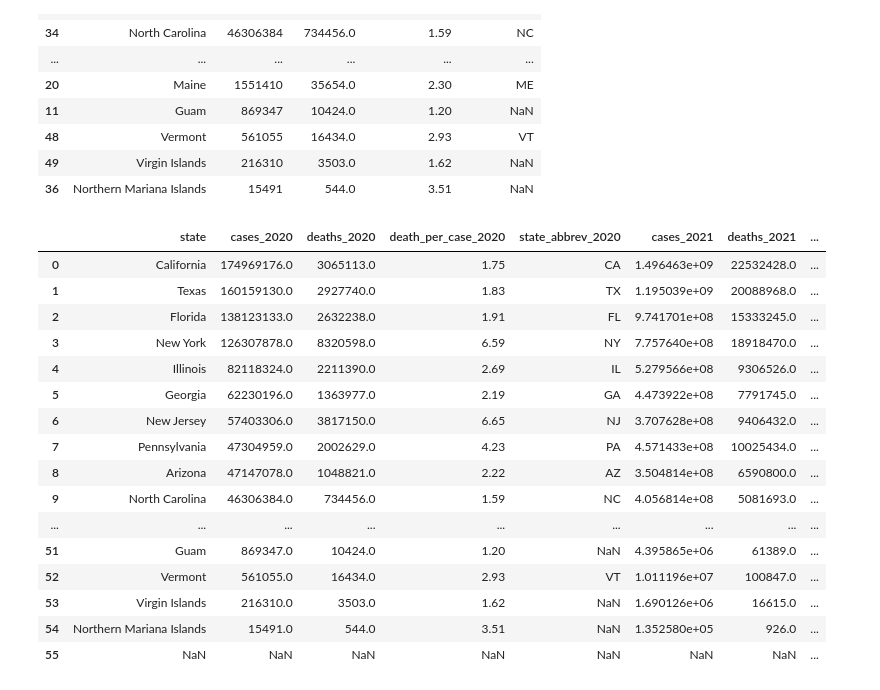
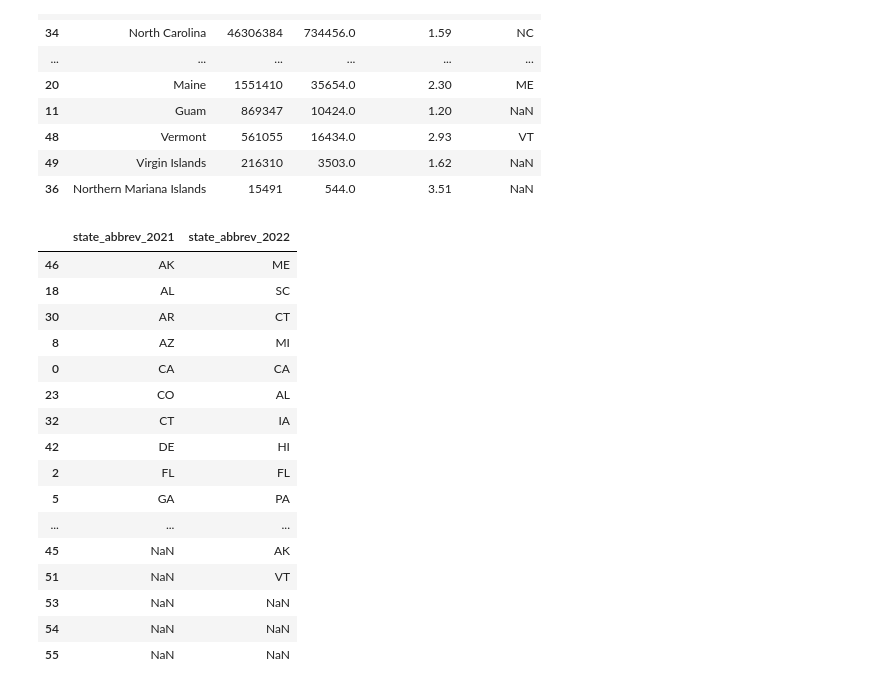
Before and after one commit to piyus22/Covid_19, a Jupyter notebook: covid_data_exploration.ipynb, the cells around one changed output. Cells and saved outputs as stored; diff of their text form; code cells hidden in the pictures.

```diff
--- a/covid_data_exploration.ipynb
+++ b/covid_data_exploration.ipynb
@@ -209,21 +209,21 @@ counties_2022_2023_groupby=counties_2022_2023_groupby.sort_values(by='state_abbr
 counties_2020_2021_2022_2023=pd.concat([counties_2020_2021_groupby,counties_2022_2023_groupby],axis=1)
 # %%
-counties_2020_2021_2022_2023
+counties_2020_2021_2022_2023[['state_abbrev_2021','state_abbrev_2022']]
 # %% [output]
-|  | state | cases_2020 | deaths_2020 | death_per_case_2020 | state_abbrev_2020 | cases_2021 | deaths_2021 | ... |
-| 0 | California | 174969176.0 | 3065113.0 | 1.75 | CA | 1.496463e+09 | 22532428.0 | ... |
-| 1 | Texas | 160159130.0 | 2927740.0 | 1.83 | TX | 1.195039e+09 | 20088968.0 | ... |
-| 2 | Florida | 138123133.0 | 2632238.0 | 1.91 | FL | 9.741701e+08 | 15333245.0 | ... |
-| 3 | New York | 126307878.0 | 8320598.0 | 6.59 | NY | 7.757640e+08 | 18918470.0 | ... |
-| 4 | Illinois | 82118324.0 | 2211390.0 | 2.69 | IL | 5.279566e+08 | 9306526.0 | ... |
-| 5 | Georgia | 62230196.0 | 1363977.0 | 2.19 | GA | 4.473922e+08 | 7791745.0 | ... |
-| 6 | New Jersey | 57403306.0 | 3817150.0 | 6.65 | NJ | 3.707628e+08 | 9406432.0 | ... |
-| 7 | Pennsylvania | 47304959.0 | 2002629.0 | 4.23 | PA | 4.571433e+08 | 10025434.0 | ... |
-| 8 | Arizona | 47147078.0 | 1048821.0 | 2.22 | AZ | 3.504814e+08 | 6590800.0 | ... |
-| 9 | North Carolina | 46306384.0 | 734456.0 | 1.59 | NC | 4.056814e+08 | 5081693.0 | ... |
-| ... | ... | ... | ... | ... | ... | ... | ... | ... |
-| 51 | Guam | 869347.0 | 10424.0 | 1.20 | NaN | 4.395865e+06 | 61389.0 | ... |
-| 52 | Vermont | 561055.0 | 16434.0 | 2.93 | VT | 1.011196e+07 | 100847.0 | ... |
-| 53 | Virgin Islands | 216310.0 | 3503.0 | 1.62 | NaN | 1.690126e+06 | 16615.0 | ... |
-| 54 | Northern Mariana Islands | 15491.0 | 544.0 | 3.51 | NaN | 1.352580e+05 | 926.0 | ... |
-| 55 | NaN | NaN | NaN | NaN | NaN | NaN | NaN | ... |
+|  | state_abbrev_2021 | state_abbrev_2022 |
+| 46 | AK | ME |
+| 18 | AL | SC |
+| 30 | AR | CT |
+| 8 | AZ | MI |
+| 0 | CA | CA |
+| 23 | CO | AL |
+| 32 | CT | IA |
+| 42 | DE | HI |
+| 2 | FL | FL |
+| 5 | GA | PA |
+| ... | ... | ... |
+| 45 | NaN | AK |
+| 51 | NaN | VT |
+| 53 | NaN | NaN |
+| 54 | NaN | NaN |
+| 55 | NaN | NaN |
```
Also changed, not shown: parts of 1 cell of this notebook.
